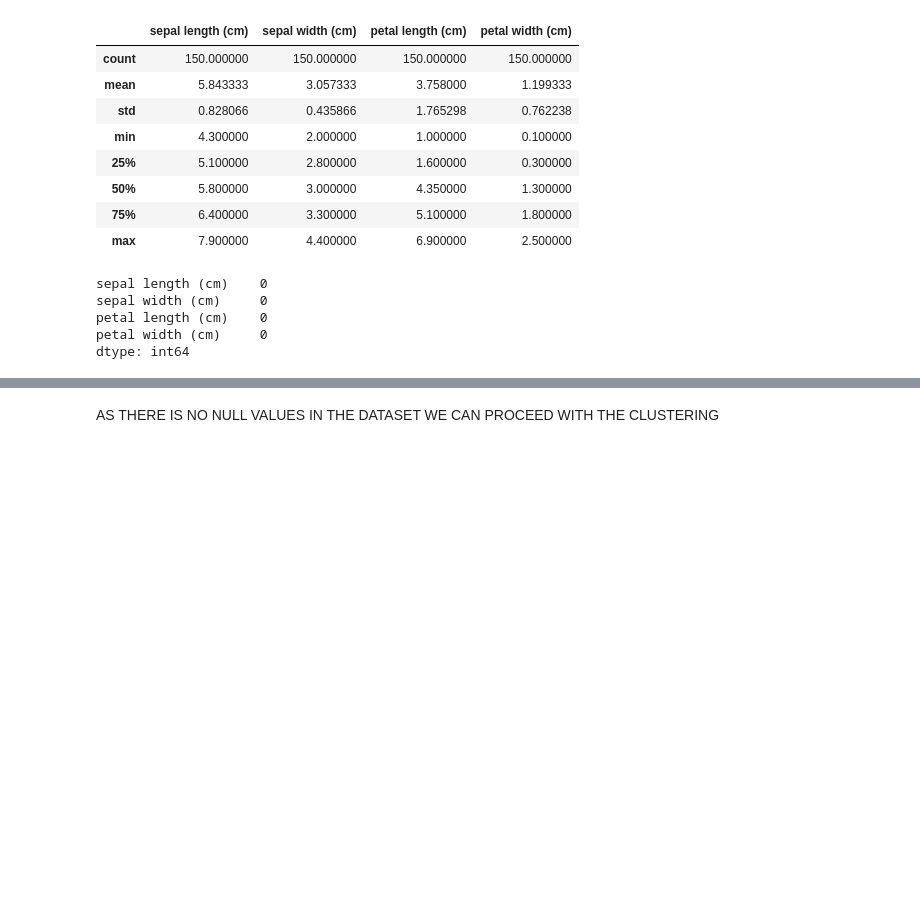
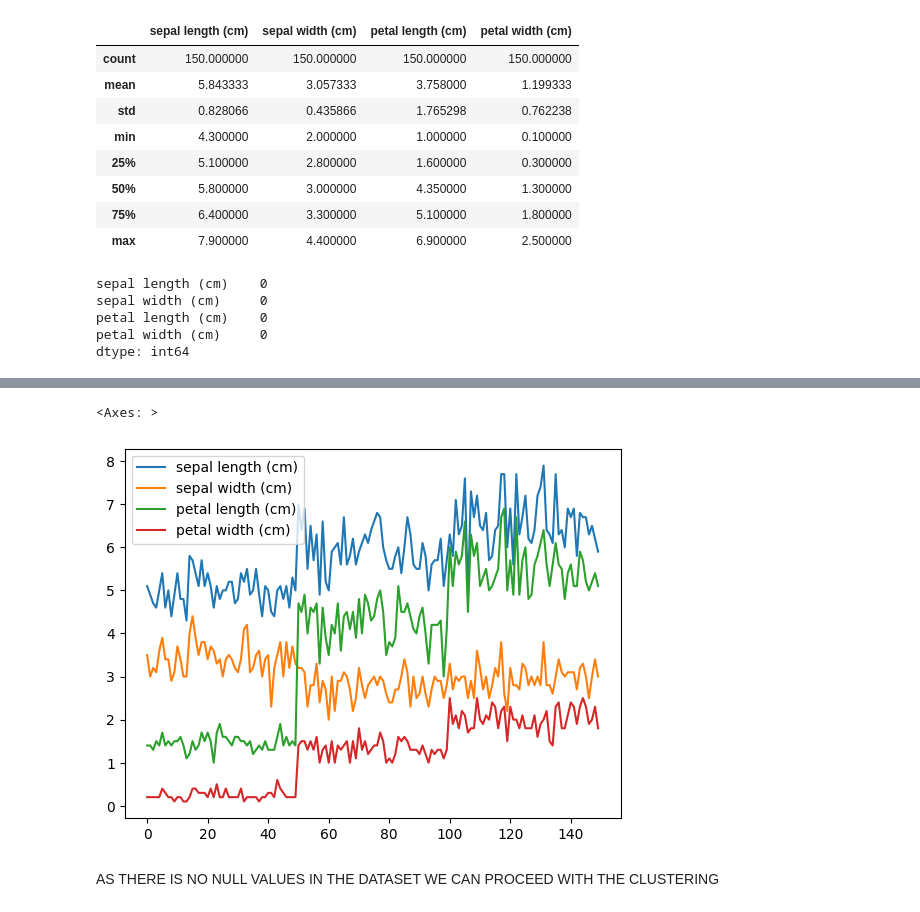
Before and after one commit to venka-t1/KMean-ML, a Jupyter notebook: task_2_KMean.ipynb, the cells around one changed output, grey strips where cells are left out. Drawn from its saved outputs; the diff is of its cells as text; code cells hidden in the pictures; blank space fills up the shorter version.

```diff
--- a/task_2_KMean.ipynb
+++ b/task_2_KMean.ipynb
@@ -67,3 +75,8 @@ dtype: int64
+# %%
+df.plot()
+# %% [output]
+<Axes: >
+[figure, added]
 # %% [markdown]
 AS THERE IS NO NULL VALUES IN THE DATASET WE CAN PROCEED WITH THE CLUSTERING
 # %% [markdown]
```
Also changed, not shown: parts of 1 cell of this notebook.
